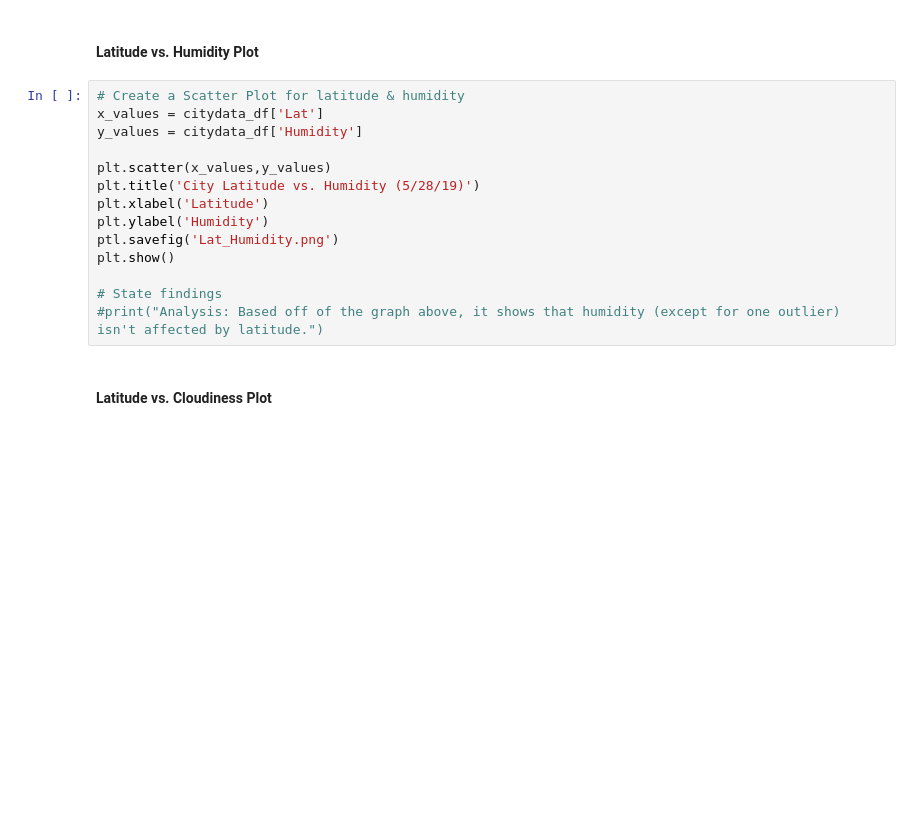
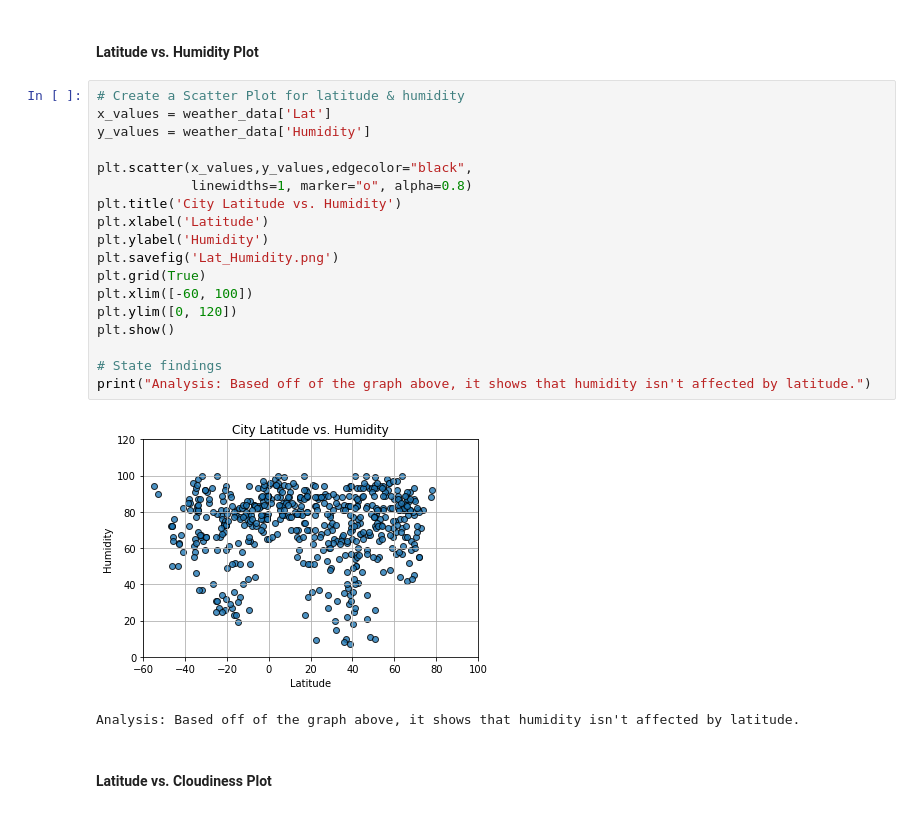
Before and after one commit to Tam-ala/Python-API_Whats-the-Weather-Like, a Jupyter notebook: Code/WeatherPy.ipynb, the cells around one changed output. Cells and saved outputs as stored; diff of their text form; blank space fills up the shorter version.

```diff
--- a/Code/WeatherPy.ipynb
+++ b/Code/WeatherPy.ipynb
@@ -142,18 +207,25 @@ plt.show()
 #### Latitude vs. Humidity Plot
 # %%
 # Create a Scatter Plot for latitude & humidity
-x_values = citydata_df['Lat']
-y_values = citydata_df['Humidity']
+x_values = weather_data['Lat']
+y_values = weather_data['Humidity']
 
-plt.scatter(x_values,y_values)
-plt.title('City Latitude vs. Humidity (5/28/19)')
+plt.scatter(x_values,y_values,edgecolor="black",
+            linewidths=1, marker="o", alpha=0.8)
+plt.title('City Latitude vs. Humidity')
 plt.xlabel('Latitude')
 plt.ylabel('Humidity')
-ptl.savefig('Lat_Humidity.png')
+plt.savefig('Lat_Humidity.png')
+plt.grid(True)
+plt.xlim([-60, 100])
+plt.ylim([0, 120])
 plt.show()
 
 # State findings
-#print("Analysis: Based off of the graph above, it shows that humidity (except for one outlier) isn't affected by latitude.")
+print("Analysis: Based off of the graph above, it shows that humidity isn't affected by latitude.")
+# %% [output]
+[figure, added]
+Analysis: Based off of the graph above, it shows that humidity isn't affected by latitude.
 # %% [markdown]
 #### Latitude vs. Cloudiness Plot
 # %%
```
Also changed, not shown: parts of 29 cells of this notebook, 1 other file.
